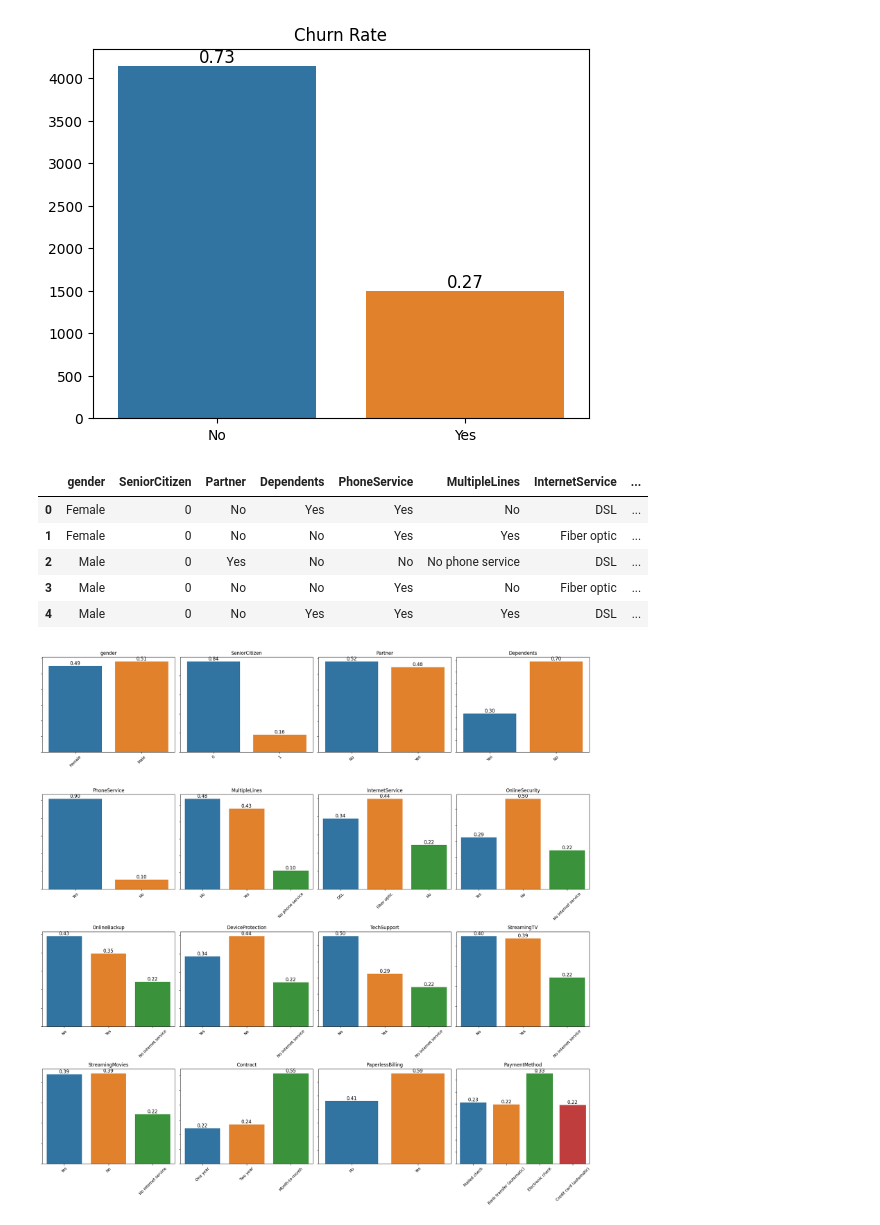
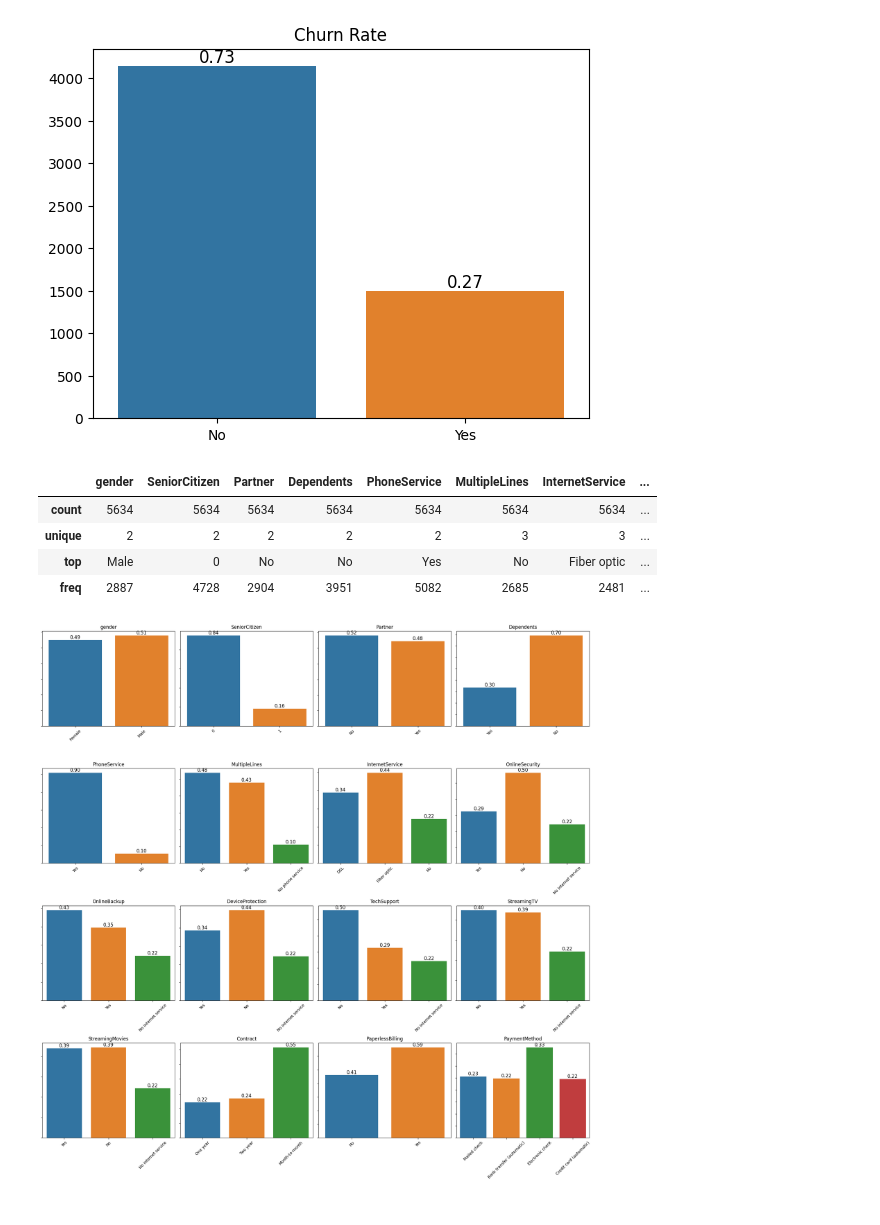
Before and after one commit to bobcastaldeli/Customer-Churn-Prediction, a Jupyter notebook: notebooks/eda.ipynb, the cells around one changed output. Drawn from its saved outputs; the diff is of its cells as text; code cells hidden in the pictures.

```diff
--- a/notebooks/eda.ipynb
+++ b/notebooks/eda.ipynb
@@ -98,12 +101,11 @@ df_quant = df.select_dtypes(exclude=['object'])
 # %%
-df_cat.head()
+df_cat.describe()
 # %% [output]
 |  | gender | SeniorCitizen | Partner | Dependents | PhoneService | MultipleLines | InternetService | ... |
-| 0 | Female | 0 | No | Yes | Yes | No | DSL | ... |
-| 1 | Female | 0 | No | No | Yes | Yes | Fiber optic | ... |
-| 2 | Male | 0 | Yes | No | No | No phone service | DSL | ... |
-| 3 | Male | 0 | No | No | Yes | No | Fiber optic | ... |
-| 4 | Male | 0 | No | Yes | Yes | Yes | DSL | ... |
+| count | 5634 | 5634 | 5634 | 5634 | 5634 | 5634 | 5634 | ... |
+| unique | 2 | 2 | 2 | 2 | 2 | 3 | 3 | ... |
+| top | Male | 0 | No | No | Yes | No | Fiber optic | ... |
+| freq | 2887 | 4728 | 2904 | 3951 | 5082 | 2685 | 2481 | ... |
 # %%
 fig, axes = plt.subplots(3, 3, figsize=(20, 20))
 for idx, col in enumerate(df_cat):
```
Also changed, not shown: parts of 7 cells of this notebook, 2 other files.
